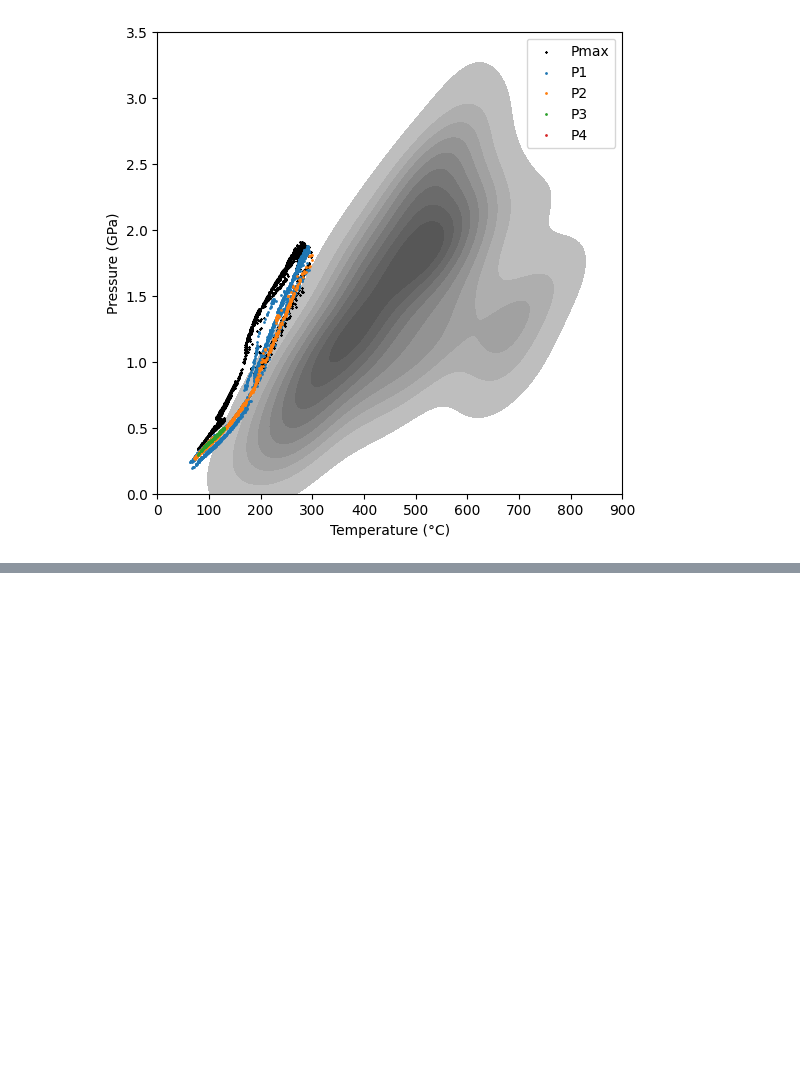
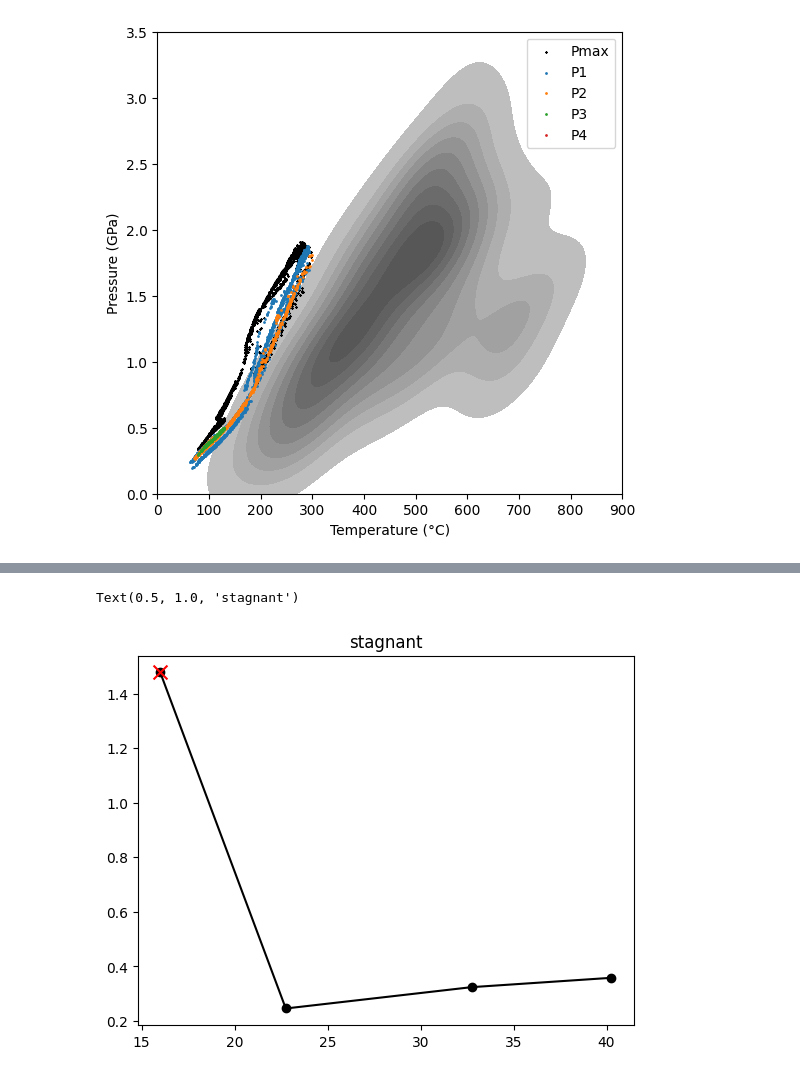
Before and after one commit to vaturino/exhumation, a Jupyter notebook: analysis/exhumation/stagnant_maxima.ipynb, the cells around one changed output, grey strips where cells are left out. Cells and saved outputs as stored; diff of their text form; code cells hidden in the pictures; blank space fills up the shorter version.

```diff
--- a/analysis/exhumation/stagnant_maxima.ipynb
+++ b/analysis/exhumation/stagnant_maxima.ipynb
@@ -167,0 +254,20 @@ for ind_l, l in enumerate(data['lithology'].unique()):
+# %%
+pt = np.zeros((data["numberP"].max(), 2))
+
+p = 10
+
+pt[0, 0] = data["timePmax"].iloc[p]
+pt[0, 1] = data["Pmax"].iloc[p]
+
+for i in range(1, data["numberP"].max()):
+    pt[i, 0] = data[f"timeP{i}"].iloc[0]
+    pt[i, 1] = data[f"P{i}"].iloc[0]
+
+pt = pt[pt[:, 0].argsort()]
+
+plt.plot(pt[:,0], pt[:,1], marker="o", color="k")
+plt.scatter(data["timePmax"].iloc[p], data["Pmax"].iloc[p], s=100, marker="x", color="r", zorder=10)
+plt.title(data["direction"].iloc[p])
+# %% [output]
+Text(0.5, 1.0, 'stagnant')
+[figure, added]
```
Also changed, not shown: parts of 5 cells of this notebook, 16 other files.
